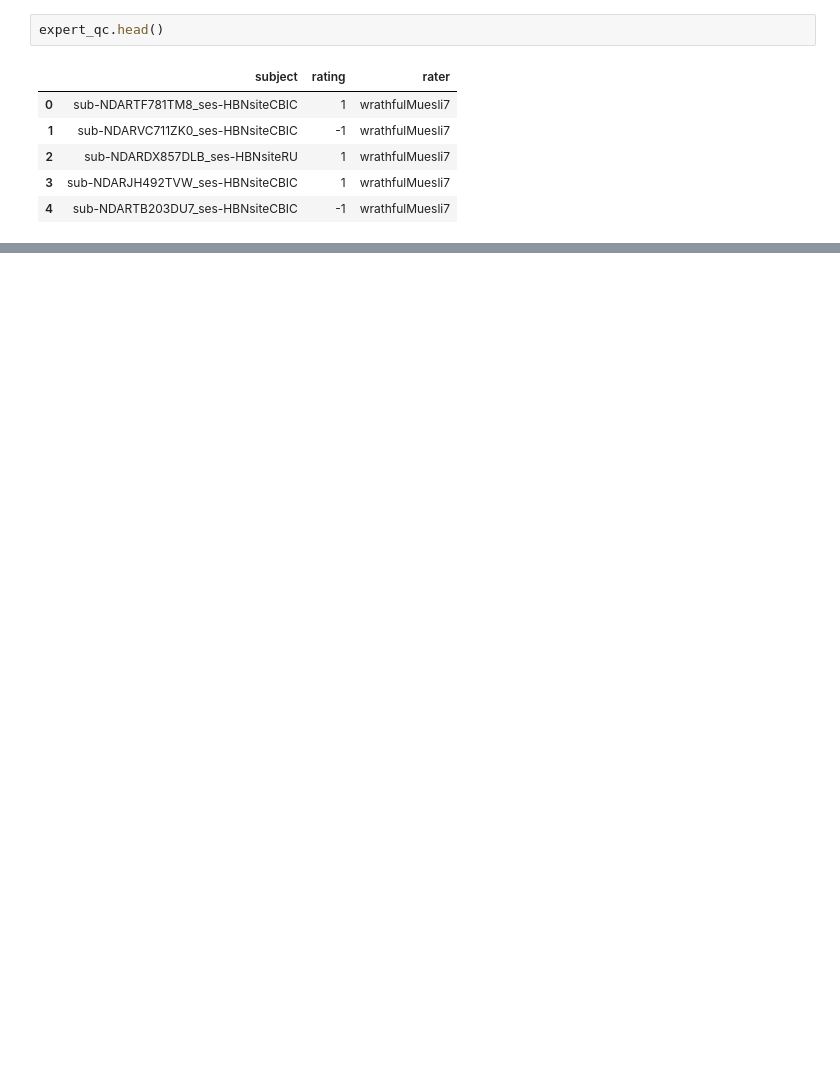
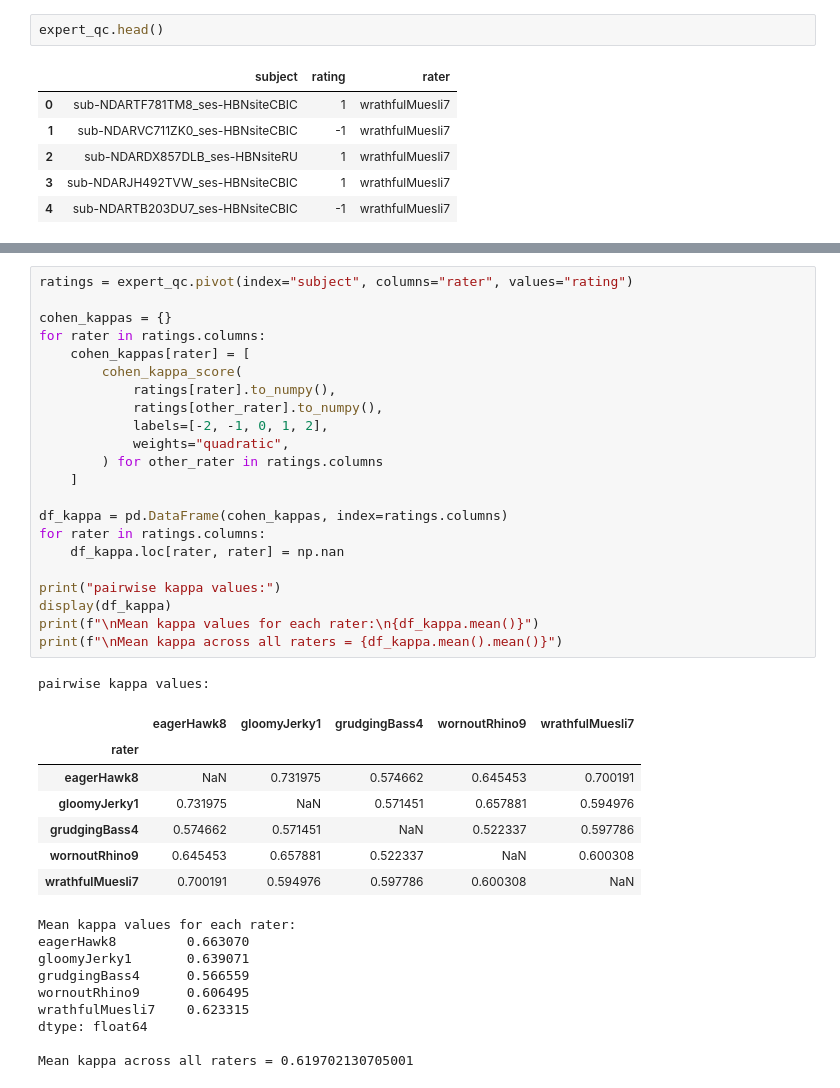
Before and after one commit to richford/hbn-pod2-qc, a Jupyter notebook: combine_expert_qc.ipynb, the cells around one changed output, grey strips where cells are left out. Drawn from its saved outputs; the diff is of its cells as text; blank space fills up the shorter version.

```diff
--- a/combine_expert_qc.ipynb
+++ b/combine_expert_qc.ipynb
@@ -45,0 +76,40 @@ expert_qc.groupby("subject").agg(["mean", "median", "std", "min", "max", "count"
+# %%
+ratings = expert_qc.pivot(index="subject", columns="rater", values="rating")
+
+cohen_kappas = {}
+for rater in ratings.columns:
+    cohen_kappas[rater] = [
+        cohen_kappa_score(
+            ratings[rater].to_numpy(),
+            ratings[other_rater].to_numpy(),
+            labels=[-2, -1, 0, 1, 2],
+            weights="quadratic",
+        ) for other_rater in ratings.columns
+    ]
+
+df_kappa = pd.DataFrame(cohen_kappas, index=ratings.columns)
+for rater in ratings.columns:
+    df_kappa.loc[rater, rater] = np.nan
+
+print("pairwise kappa values:")
+display(df_kappa)
+print(f"\nMean kappa values for each rater:\n{df_kappa.mean()}")
+print(f"\nMean kappa across all raters = {df_kappa.mean().mean()}")
+# %% [output]
+pairwise kappa values:
+|  | eagerHawk8 | gloomyJerky1 | grudgingBass4 | wornoutRhino9 | wrathfulMuesli7 |
+| rater |  |  |  |  |  |
+| eagerHawk8 | NaN | 0.731975 | 0.574662 | 0.645453 | 0.700191 |
+| gloomyJerky1 | 0.731975 | NaN | 0.571451 | 0.657881 | 0.594976 |
+| grudgingBass4 | 0.574662 | 0.571451 | NaN | 0.522337 | 0.597786 |
+| wornoutRhino9 | 0.645453 | 0.657881 | 0.522337 | NaN | 0.600308 |
+| wrathfulMuesli7 | 0.700191 | 0.594976 | 0.597786 | 0.600308 | NaN |
+Mean kappa values for each rater:
+eagerHawk8         0.663070
+gloomyJerky1       0.639071
+grudgingBass4      0.566559
+wornoutRhino9      0.606495
+wrathfulMuesli7    0.623315
+dtype: float64
+
+Mean kappa across all raters = 0.619702130705001
```
Also changed, not shown: parts of 9 cells of this notebook, 1 other file.
